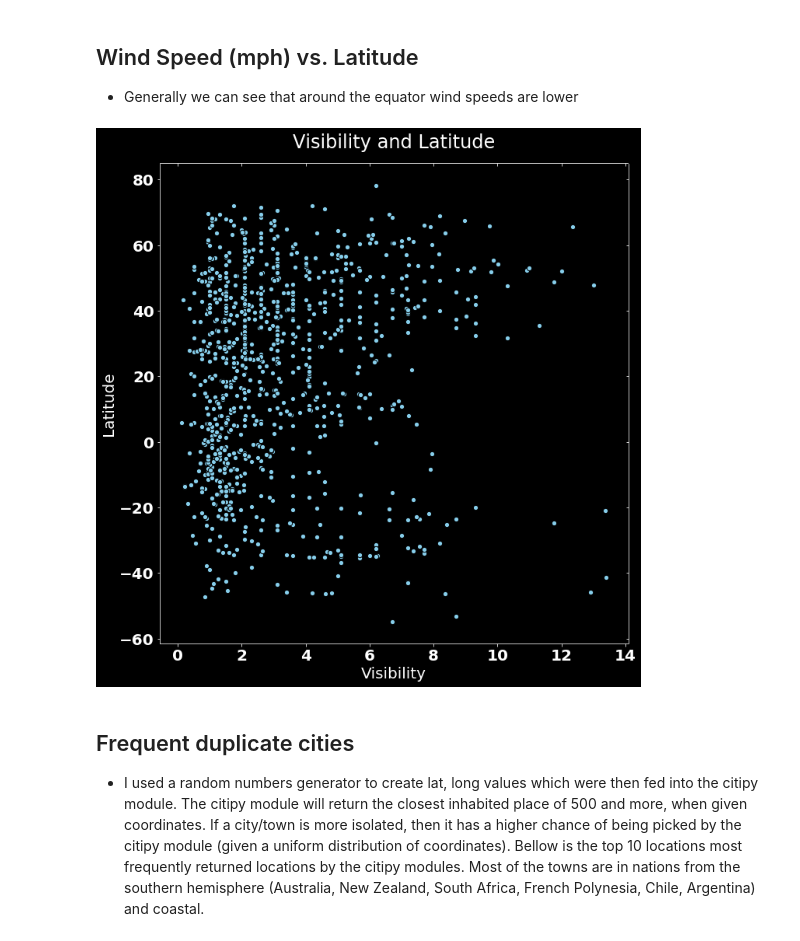
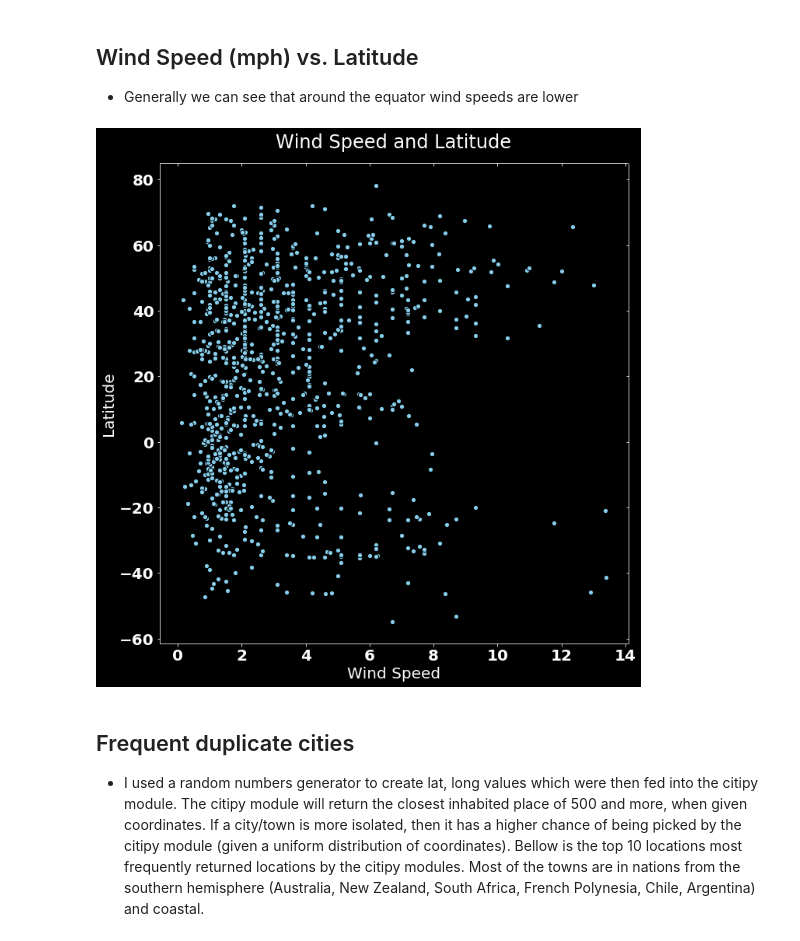
Before and after one commit to coreyclip/WeatherPy, a Jupyter notebook: WeatherPy.ipynb, the cells around one changed output. Drawn from its saved outputs; the diff is of its cells as text; code cells hidden in the pictures.

```diff
--- a/WeatherPy.ipynb
+++ b/WeatherPy.ipynb
@@ -26,7 +26,7 @@ while len(weather) < 1001:
     # add the city and it's country code to the cities set
     city_entry = f"{city_name},{country_code}"
     if city_entry not in cities:
-        cities.add(city_entry)
+        cities.append(city_entry)
         print(f"city generated: {city_entry}")
         payload = url + f"{city}"
         keyed_payload = url + "appid=" + key + "&q=" + city_entry + "?" + "&units=metric"
@@ -120,12 +120,11 @@ try:
     })
 
     df.to_csv('weather_data.csv')
+    pd.Series(duplicate_cities).to_csv('duplicates.csv')
+    pd.Series(list(weatherless_cities)).to_csv('weatherless.csv')
 
 except:
-    df = pd.read_csv('weather_data.csv')
-
-pd.Series(duplicate_cities).to_csv('duplicates.csv')
-pd.Series(list(weatherless_cities)).to_csv('weatherless.csv')
+    df = pd.read_csv('weather_data.csv', index_col="Unnamed: 0")
 # %%
 df.head()
 # %% [output]
@@ -203,15 +202,15 @@ plt.show()
 # %%
 
 plt.style.use("dark_background")
 g = sns.JointGrid(x='wind_speed', y='lat', data=df, size=10, ratio=100)
 g.plot_joint(plt.scatter, color='skyblue',s=40, edgecolor='black')
 
-plt.title('Visibility and Latitude')
-plt.xlabel("Visibility")
+plt.title('Wind Speed and Latitude')
+plt.xlabel("Wind Speed")
 plt.ylabel("Latitude")
 plt.show()
 # %% [output]
-[figure, old version]
+[figure, new version]
 # %% [markdown]
 ## Frequent duplicate cities
 
```
Also changed, not shown: parts of 1 cell of this notebook, 12 other files.
